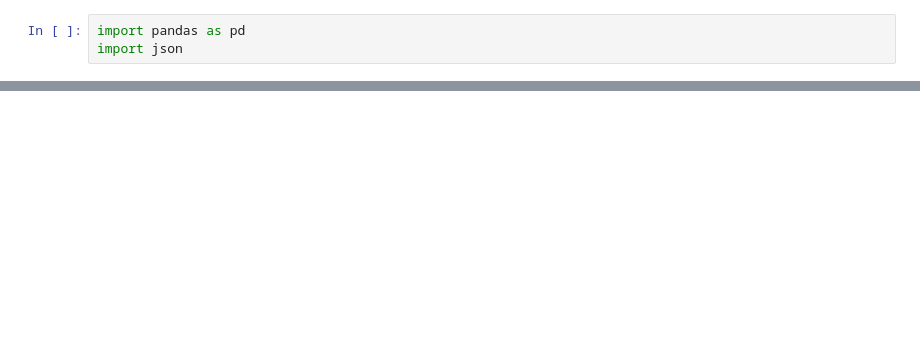
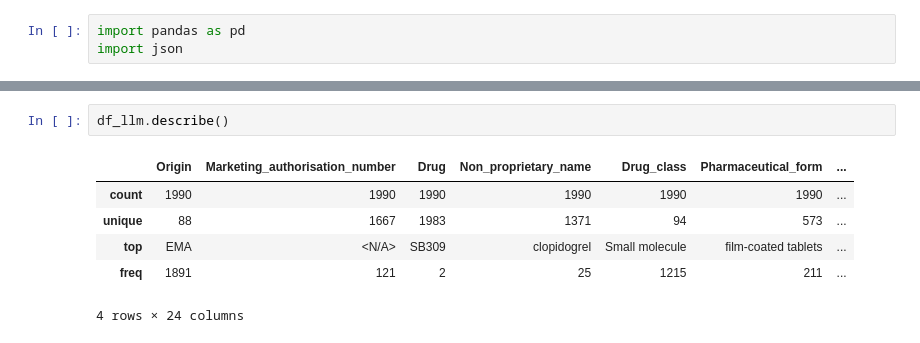
Before and after one commit to dcr-unibe-ch/DrugFork, a Jupyter notebook: src/evaluate_llm_responses.ipynb, the cells around one changed output, grey strips where cells are left out. Cells and saved outputs as stored; diff of their text form; blank space fills up the shorter version.

```diff
--- a/src/evaluate_llm_responses.ipynb
+++ b/src/evaluate_llm_responses.ipynb
@@ -27,0 +86,9 @@ df_llm.head()
+# %%
+df_llm.describe()
+# %% [output]
+|  | Origin | Marketing_authorisation_number | Drug | Non_proprietary_name | Drug_class | Pharmaceutical_form | ... |
+| count | 1990 | 1990 | 1990 | 1990 | 1990 | 1990 | ... |
+| unique | 88 | 1667 | 1983 | 1371 | 94 | 573 | ... |
+| top | EMA | <N/A> | SB309 | clopidogrel | Small molecule | film-coated tablets | ... |
+| freq | 1891 | 121 | 2 | 25 | 1215 | 211 | ... |
+4 rows × 24 columns
```
Also changed, not shown: parts of 5 cells of this notebook.
